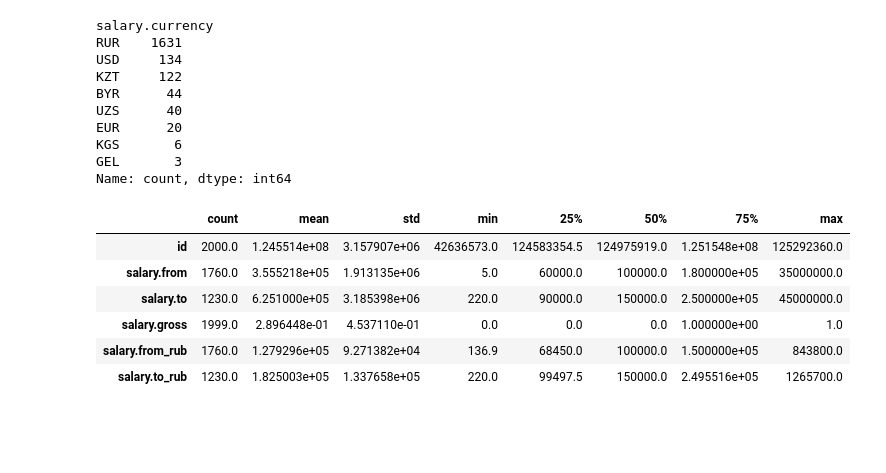
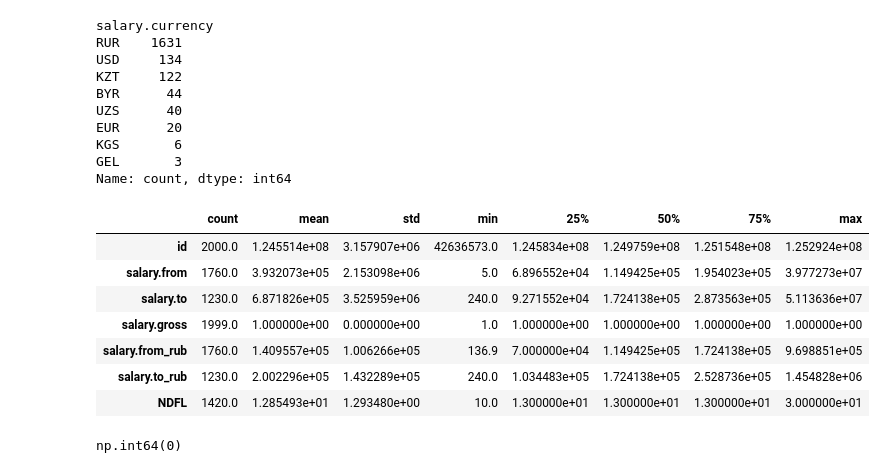
Before and after one commit to PsihAnalitik/data_processing_python, a Jupyter notebook: lab1/1.0. Анализ ЗП разработчиков.ipynb, the cells around one changed output. Cells and saved outputs as stored; diff of their text form; code cells hidden in the pictures; blank space fills up the shorter version.

```diff
--- a/lab1/1.0. Анализ ЗП разработчиков.ipynb
+++ b/lab1/1.0. Анализ ЗП разработчиков.ipynb
@@ -57,0 +300,7 @@ df.head(10)
+# %%
+
+cols_to_convert = ['salary.from', 'salary.to']
+
+for col in cols_to_convert:
+    sns.histplot(df[col], bins=30)
+    plt.show()
@@ -57,0 +325,7 @@ df.head(10)
+# %%
+mask_not_gross = df['salary.gross']==0
+df_not_gross = df[mask_not_gross]
+df_gross = df[~mask_not_gross]
+
+df_not_gross['NDFL'] = df_not_gross['country'].apply(lambda x: country_tax[x])
+df_not_gross['NDFL'].value_counts()
@@ -57,0 +352,8 @@ df.head(10)
+# %%
+# Приведение всех ЗП к gross
+for col in cols_to_convert:
+
+    df_not_gross[col] = df_not_gross[['NDFL',col]].apply(lambda x: x[col] / (1-x['NDFL']*0.01), axis=1)
+
+df_not_gross['salary.gross'] = 1
+df_2 = pd.concat([df_gross, df_not_gross])
@@ -92,15 +422,16 @@ def to_rub(row):
 cols_to_convert = ['salary.from', 'salary.to']
 target_cols = [col + '_rub' for col in cols_to_convert]
 for col, target_col in zip(cols_to_convert, target_cols):
-    df[target_col] = df[[col, 'salary.currency']].apply(to_rub, axis=1)
+    df_2[target_col] = df_2[[col, 'salary.currency']].apply(to_rub, axis=1)
 # %%
-df.describe().T
+df_2.describe().T
 # %% [output]
 |  | count | mean | std | min | 25% | 50% | 75% | max |
-| id | 2000.0 | 1.245514e+08 | 3.157907e+06 | 42636573.0 | 124583354.5 | 124975919.0 | 1.251548e+08 | 125292360.0 |
-| salary.from | 1760.0 | 3.555218e+05 | 1.913135e+06 | 5.0 | 60000.0 | 100000.0 | 1.800000e+05 | 35000000.0 |
-| salary.to | 1230.0 | 6.251000e+05 | 3.185398e+06 | 220.0 | 90000.0 | 150000.0 | 2.500000e+05 | 45000000.0 |
-| salary.gross | 1999.0 | 2.896448e-01 | 4.537110e-01 | 0.0 | 0.0 | 0.0 | 1.000000e+00 | 1.0 |
-| salary.from_rub | 1760.0 | 1.279296e+05 | 9.271382e+04 | 136.9 | 68450.0 | 100000.0 | 1.500000e+05 | 843800.0 |
-| salary.to_rub | 1230.0 | 1.825003e+05 | 1.337658e+05 | 220.0 | 99497.5 | 150000.0 | 2.495516e+05 | 1265700.0 |
+| id | 2000.0 | 1.245514e+08 | 3.157907e+06 | 42636573.0 | 1.245834e+08 | 1.249759e+08 | 1.251548e+08 | 1.252924e+08 |
+| salary.from | 1760.0 | 3.932073e+05 | 2.153098e+06 | 5.0 | 6.896552e+04 | 1.149425e+05 | 1.954023e+05 | 3.977273e+07 |
+| salary.to | 1230.0 | 6.871826e+05 | 3.525959e+06 | 240.0 | 9.271552e+04 | 1.724138e+05 | 2.873563e+05 | 5.113636e+07 |
+| salary.gross | 1999.0 | 1.000000e+00 | 0.000000e+00 | 1.0 | 1.000000e+00 | 1.000000e+00 | 1.000000e+00 | 1.000000e+00 |
+| salary.from_rub | 1760.0 | 1.409557e+05 | 1.006266e+05 | 136.9 | 7.000000e+04 | 1.149425e+05 | 1.724138e+05 | 9.698851e+05 |
+| salary.to_rub | 1230.0 | 2.002296e+05 | 1.432289e+05 | 240.0 | 1.034483e+05 | 1.724138e+05 | 2.528736e+05 | 1.454828e+06 |
+| NDFL | 1420.0 | 1.285493e+01 | 1.293480e+00 | 10.0 | 1.300000e+01 | 1.300000e+01 | 1.300000e+01 | 3.000000e+01 |
 # %%
@@ -108,2 +439,6 @@ df['clean_sal'] = df[target_cols].mean(axis=1)
+# %%
+df_2['clean_sal'].isna().sum()
+# %% [output]
+np.int64(0)
 # %%
 plt.figure(figsize=(8,6))
```
Also changed, not shown: parts of 30 cells of this notebook.
